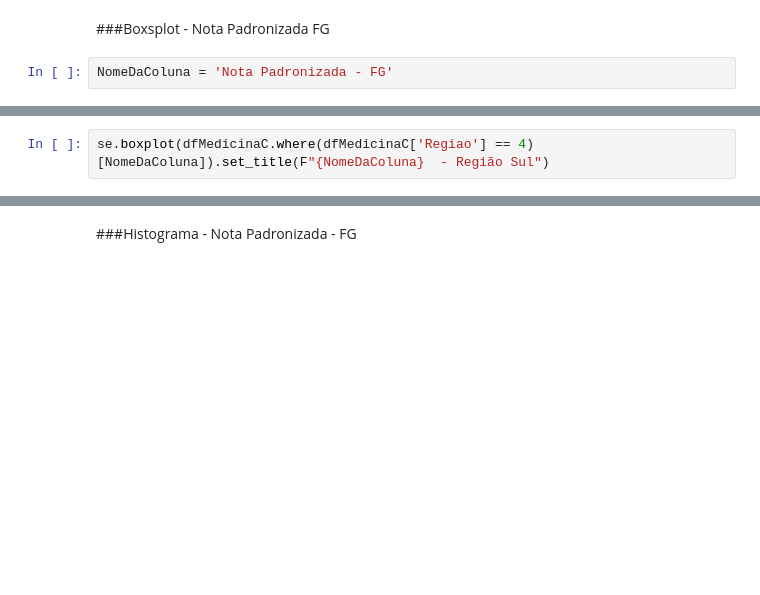
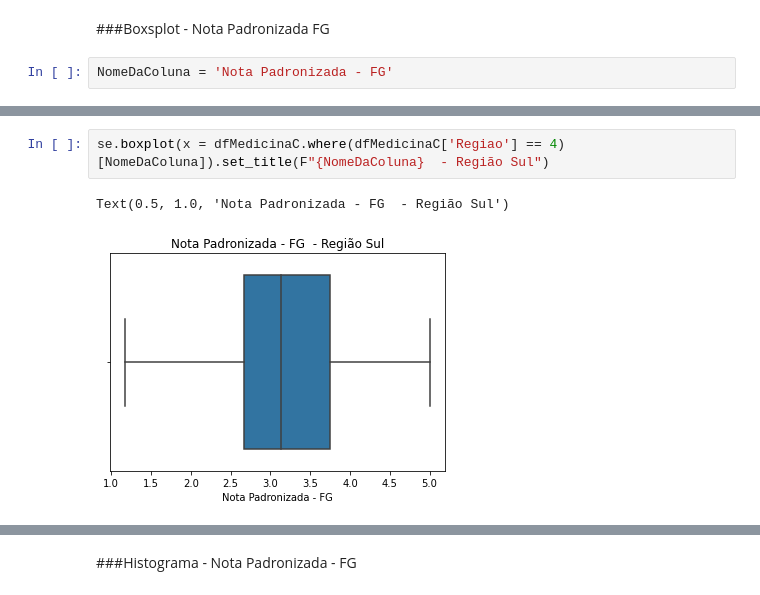
Before and after one commit to franklinperseuDS/TrabalhoModulo03, a Jupyter notebook: trabalhoEstatistica.ipynb, the cells around one changed output, grey strips where cells are left out. Drawn from its saved outputs; the diff is of its cells as text; blank space fills up the shorter version.

```diff
--- a/trabalhoEstatistica.ipynb
+++ b/trabalhoEstatistica.ipynb
@@ -196,3 +199,6 @@ se.boxplot(dfMedicinaC.where(dfMedicinaC['Regiao'] == 3)[NomeDaColuna]).set_titl
 # %%
-se.boxplot(dfMedicinaC.where(dfMedicinaC['Regiao'] == 4)[NomeDaColuna]).set_title(F"{NomeDaColuna}  - Região Sul")
+se.boxplot(x = dfMedicinaC.where(dfMedicinaC['Regiao'] == 4)[NomeDaColuna]).set_title(F"{NomeDaColuna}  - Região Sul")
+# %% [output]
+Text(0.5, 1.0, 'Nota Padronizada - FG  - Região Sul')
+[figure, added]
 # %%
```
Also changed, not shown: parts of 114 cells of this notebook.
